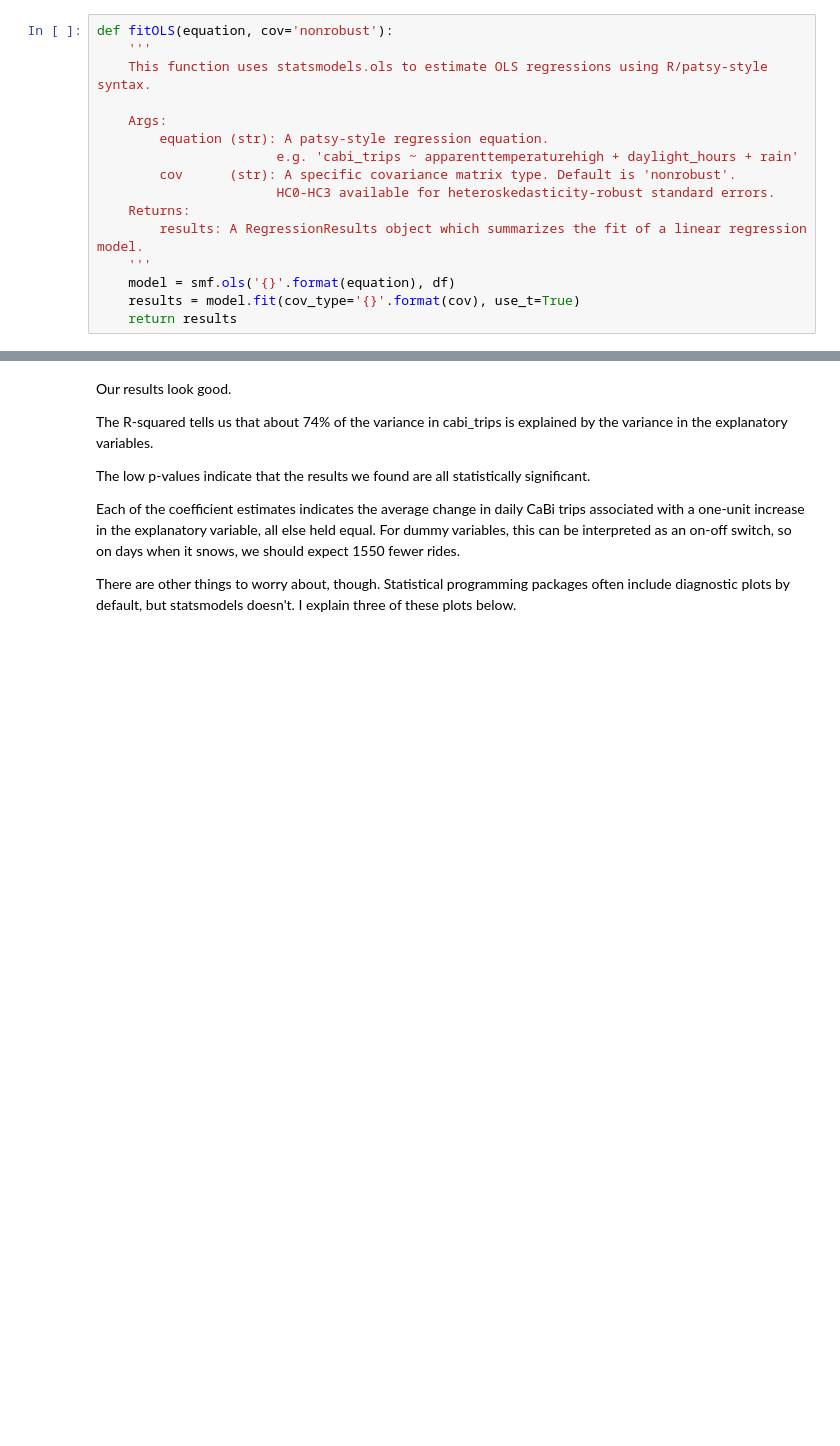
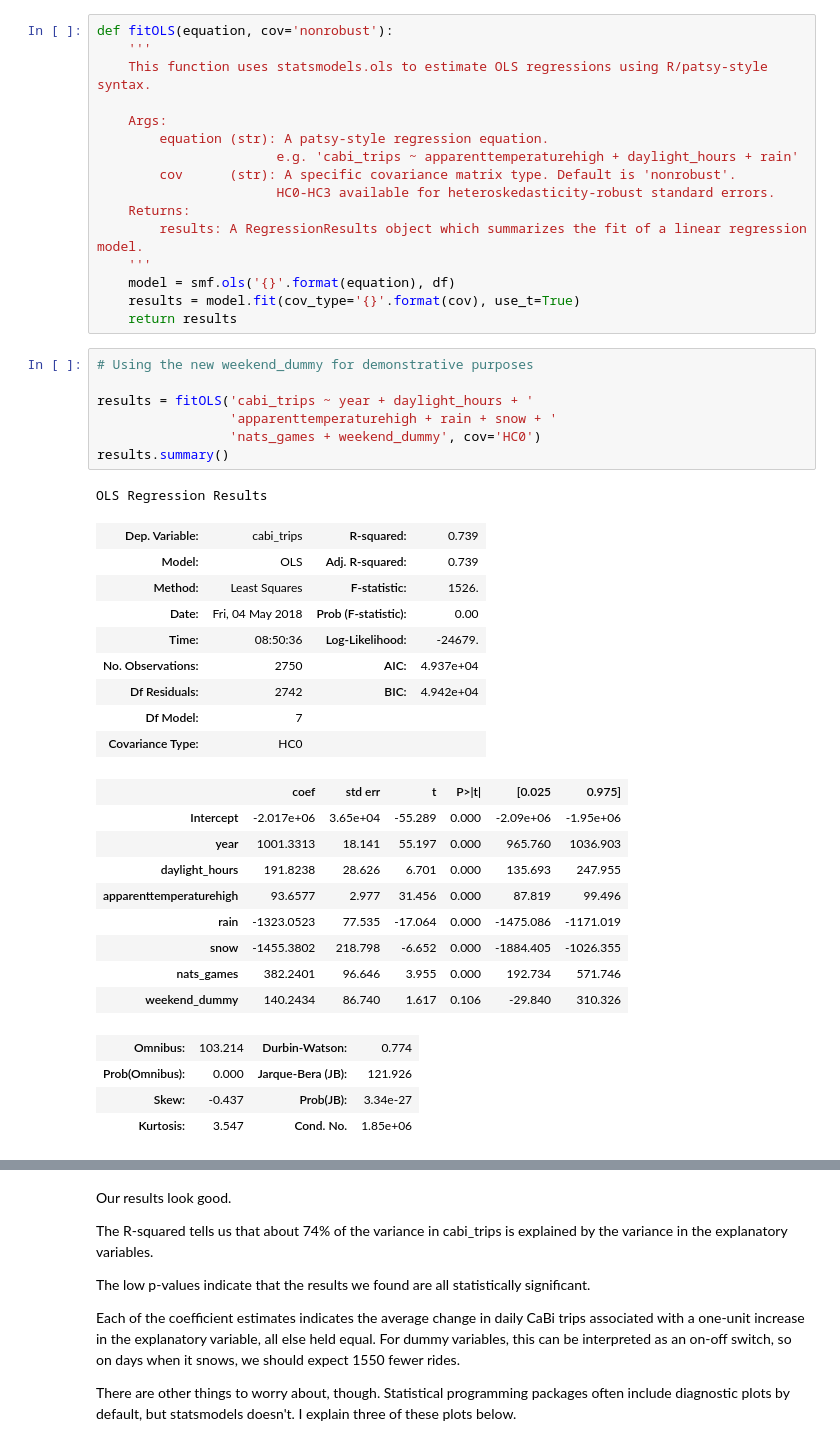
Before and after one commit to noahnewberger/Bikeshare-DC, a Jupyter notebook: notebooks/ols_baseline.ipynb, the cells around one changed output, grey strips where cells are left out. Cells and saved outputs as stored; diff of their text form; blank space fills up the shorter version.

```diff
--- a/notebooks/ols_baseline.ipynb
+++ b/notebooks/ols_baseline.ipynb
@@ -41,6 +44,37 @@ def fitOLS(equation, cov='nonrobust'):
     model = smf.ols('{}'.format(equation), df)
     results = model.fit(cov_type='{}'.format(cov), use_t=True)
     return results
+# %%
+# Using the new weekend_dummy for demonstrative purposes
+
+results = fitOLS('cabi_trips ~ year + daylight_hours + '
+                 'apparenttemperaturehigh + rain + snow + '
+                 'nats_games + weekend_dummy', cov='HC0')
+results.summary()
+# %% [output]
+OLS Regression Results
+| Dep. Variable: | cabi_trips | R-squared: | 0.739 |
+| Model: | OLS | Adj. R-squared: | 0.739 |
+| Method: | Least Squares | F-statistic: | 1526. |
+| Date: | Fri, 04 May 2018 | Prob (F-statistic): | 0.00 |
+| Time: | 08:50:36 | Log-Likelihood: | -24679. |
+| No. Observations: | 2750 | AIC: | 4.937e+04 |
+| Df Residuals: | 2742 | BIC: | 4.942e+04 |
+| Df Model: | 7 |  |  |
+| Covariance Type: | HC0 |  |  |
+|  | coef | std err | t | P>|t| | [0.025 | 0.975] |
+| Intercept | -2.017e+06 | 3.65e+04 | -55.289 | 0.000 | -2.09e+06 | -1.95e+06 |
+| year | 1001.3313 | 18.141 | 55.197 | 0.000 | 965.760 | 1036.903 |
+| daylight_hours | 191.8238 | 28.626 | 6.701 | 0.000 | 135.693 | 247.955 |
+| apparenttemperaturehigh | 93.6577 | 2.977 | 31.456 | 0.000 | 87.819 | 99.496 |
+| rain | -1323.0523 | 77.535 | -17.064 | 0.000 | -1475.086 | -1171.019 |
+| snow | -1455.3802 | 218.798 | -6.652 | 0.000 | -1884.405 | -1026.355 |
+| nats_games | 382.2401 | 96.646 | 3.955 | 0.000 | 192.734 | 571.746 |
+| weekend_dummy | 140.2434 | 86.740 | 1.617 | 0.106 | -29.840 | 310.326 |
+| Omnibus: | 103.214 | Durbin-Watson: | 0.774 |
+| Prob(Omnibus): | 0.000 | Jarque-Bera (JB): | 121.926 |
+| Skew: | -0.437 | Prob(JB): | 3.34e-27 |
+| Kurtosis: | 3.547 | Cond. No. | 1.85e+06 |
 # %%
 # Fit the model and print results
 # I wanted to use dc_pop instead of year (they're highly correlated)
```
Also changed, not shown: parts of 5 cells of this notebook, 1 other file.
